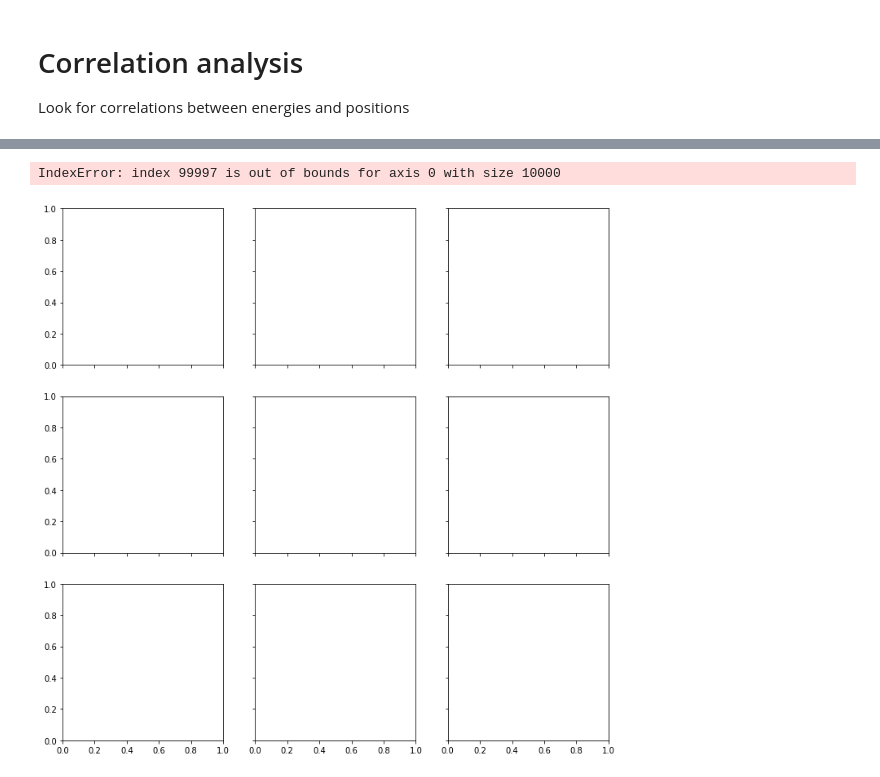
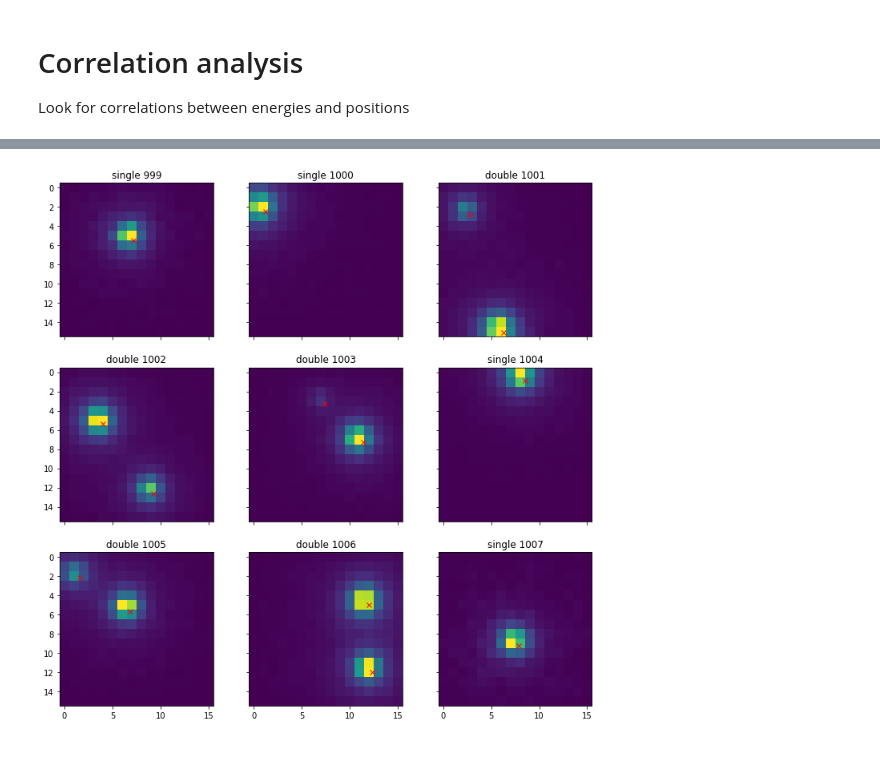
Before and after one commit to geirtul/master_analysis, a Jupyter notebook: notebooks/exploration/data_exploration.ipynb, the cells around one changed output, grey strips where cells are left out. Cells and saved outputs as stored; diff of their text form; code cells hidden in the pictures.

```diff
--- a/notebooks/exploration/data_exploration.ipynb
+++ b/notebooks/exploration/data_exploration.ipynb
@@ -224,28 +232,27 @@ ax.set_yticklabels(ticks, rotation=0)
 # %%
 # Plot some images, with electron origin positions
 %matplotlib inline
 
-images = images.reshape(images.shape[0],16,16)
-index = 9999
+images_p = images.reshape(images.shape[0],16,16)
+index = 999
 fig, ax = plt.subplots(3, 3, sharex='col', sharey='row', figsize=(12,12))
 for i in range(3):
     for j in range(3):
         # plot image
-        ax[i, j].imshow(images[index + i*3 + j])
+        ax[i, j].imshow(images_p[index + i*3 + j].T)
 
         # plot origin of event
         x = positions[index + i*3 + j, 0]
         y = positions[index + i*3 + j, 1]
         ax[i, j].plot(x, y, 'rx')
-        ax[i, j].set_title('single')
+        ax[i, j].set_title('single ' + str(index + i*3 + j))
         if positions[index + i*3 + j, 3] != -100:
             x2 = positions[index + i*3 + j, 2]
             y2 = positions[index + i*3 + j, 3]
             ax[i, j].plot(x2, y2, 'rx')
-            ax[i, j].set_title('double')
+            ax[i, j].set_title('double ' + str(index + i*3 + j))
 
 plt.show()
 # %% [output]
-IndexError: index 99997 is out of bounds for axis 0 with size 10000
-[figure, old version]
+[figure, new version]
 # %%
```
Also changed, not shown: parts of 5 cells of this notebook, 1 other file.
